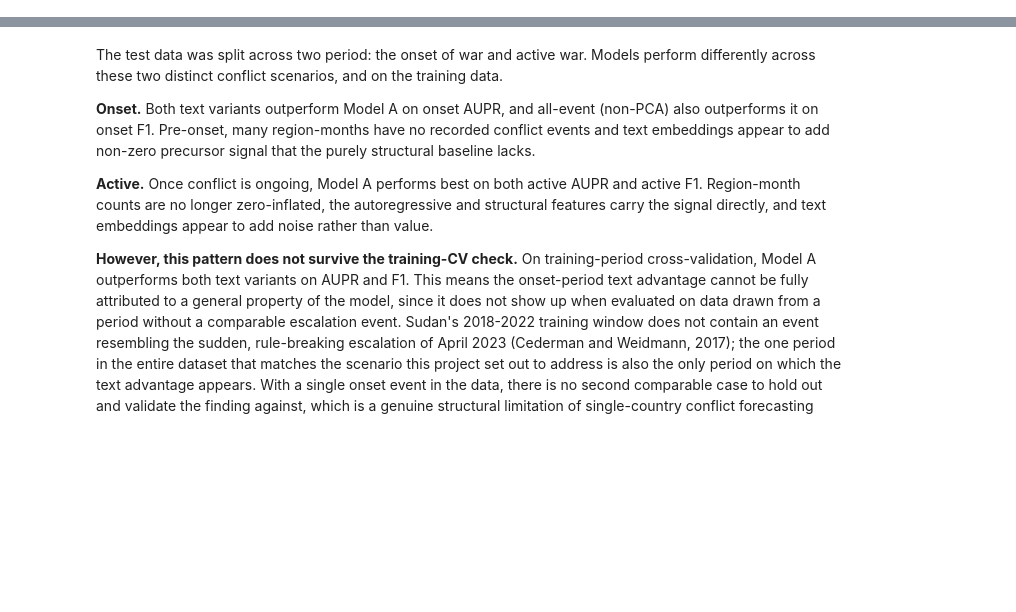
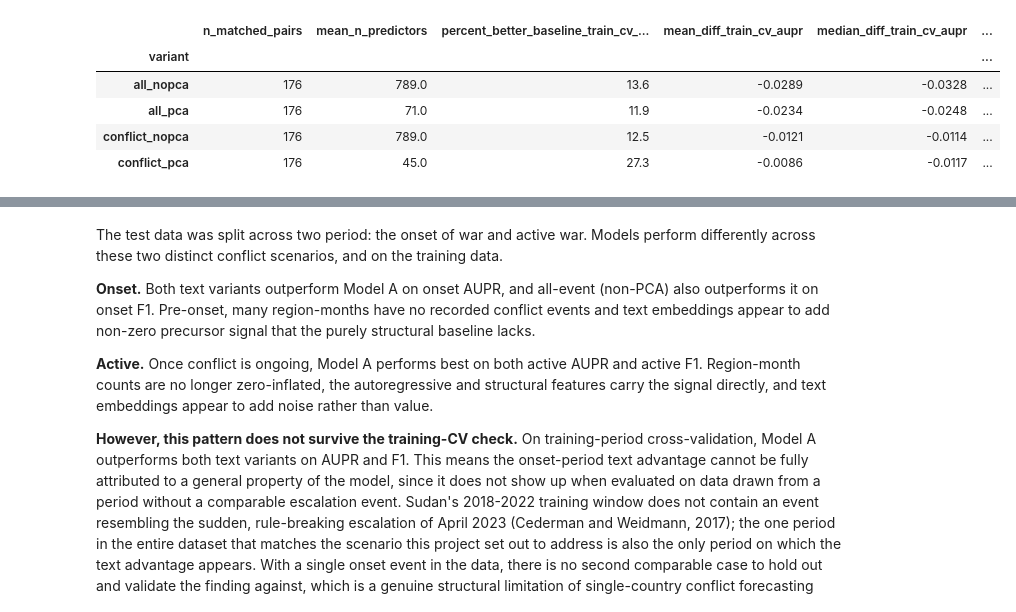
Before and after one commit to eviejones/msc-final-project, a Jupyter notebook: evaluation/results.ipynb, the cells around one changed output, grey strips where cells are left out. Saved outputs shown, nothing was run; the diff lists cells and outputs as text; code cells hidden in the pictures; blank space fills up the shorter version.

Commit message:
feat: add more to results

```diff
--- a/evaluation/results.ipynb
+++ b/evaluation/results.ipynb
@@ -19,0 +83,11 @@ from utils.reporting import open_model_report
+# %%
+results = pd.read_csv("evaluation/sudan_results.csv")
+train_metrics = ["train_cv_aupr", "train_cv_f1"]
+baseline_comparison_table(results, train_metrics)
+# %% [output]
+|  | n_matched_pairs | mean_n_predictors | percent_better_baseline_train_cv_... | mean_diff_train_cv_aupr | median_diff_train_cv_aupr | ... |
+| variant |  |  |  |  |  | ... |
+| all_nopca | 176 | 789.0 | 13.6 | -0.0289 | -0.0328 | ... |
+| all_pca | 176 | 71.0 | 11.9 | -0.0234 | -0.0248 | ... |
+| conflict_nopca | 176 | 789.0 | 12.5 | -0.0121 | -0.0114 | ... |
+| conflict_pca | 176 | 45.0 | 27.3 | -0.0086 | -0.0117 | ... |
```
Also changed, not shown: parts of 8 cells of this notebook.
